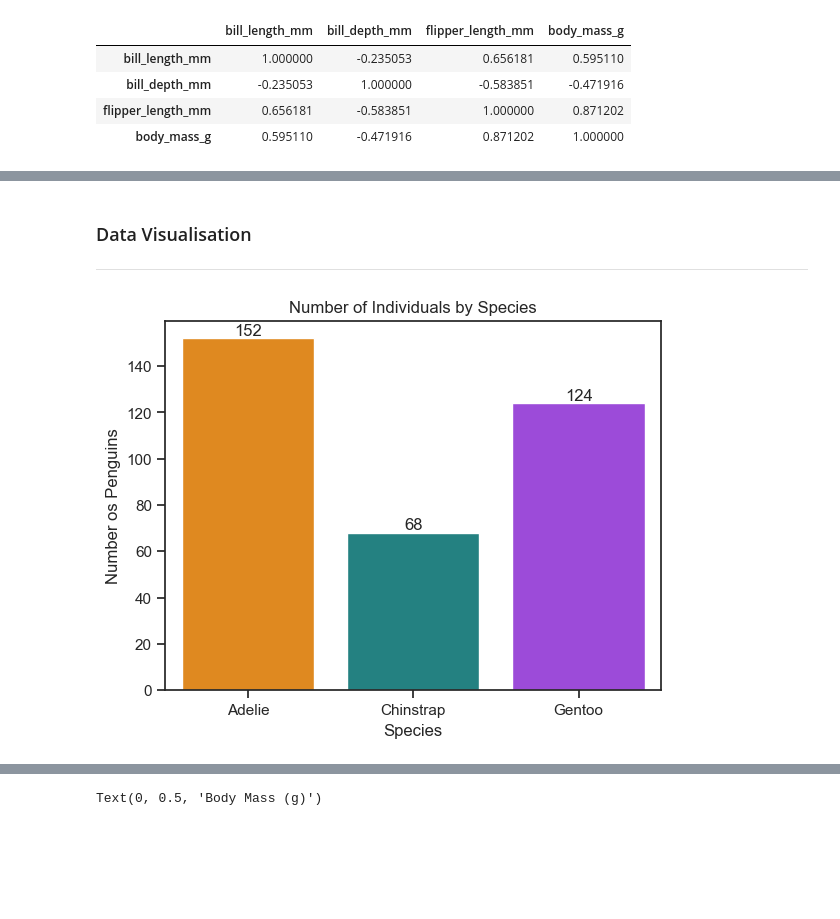
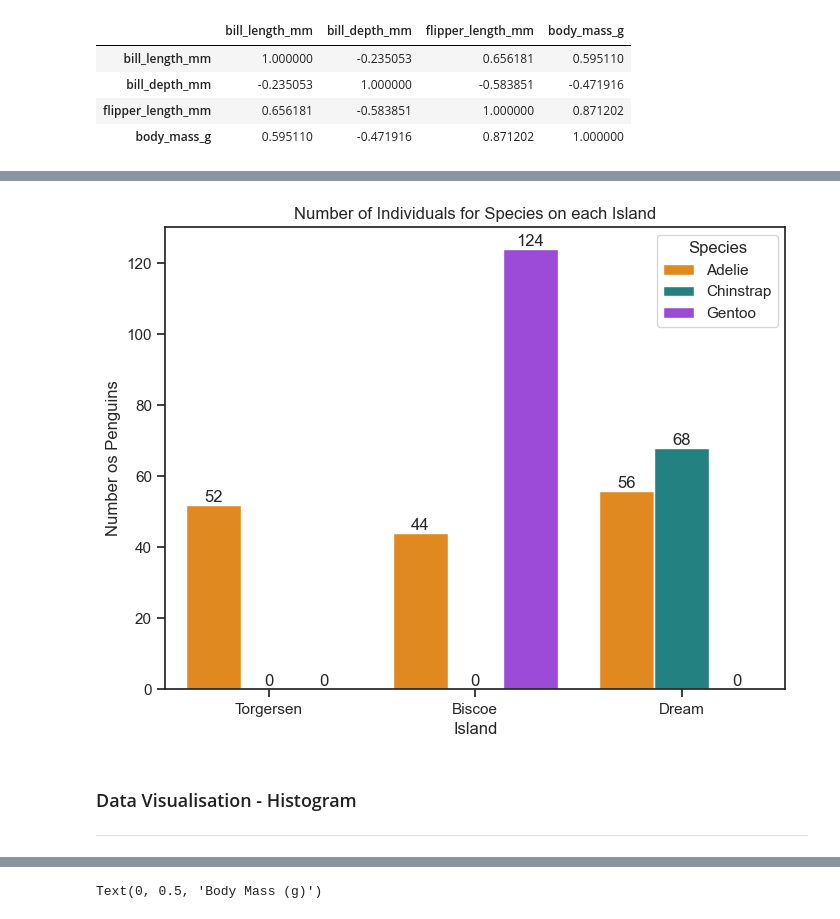
Before and after one commit to RodrigoDMU/MyWorkPDA-Project, a Jupyter notebook: penguins.ipynb, the cells around one changed output, grey strips where cells are left out. Cells and saved outputs as stored; diff of their text form; code cells hidden in the pictures; blank space fills up the shorter version.

```diff
--- a/penguins.ipynb
+++ b/penguins.ipynb
@@ -219,16 +193,20 @@ df.groupby('island').corr(method='pearson', numeric_only=True)
+# %%
+# Add figure size.
+plt.figure(figsize = (8,6))
+# Count the number of penguins for specie on each island.
+ax = sns.countplot(x='island', hue='species', data=df, palette=['#FF8C00','#159090','#A034F0'])
+# Add title.
+plt.title('Number of Individuals for Species on each Island')
+# Add legend tittle.
+plt.legend(title='Species')
+# Add labels (X and Y).
+plt.xlabel('Island')
+plt.ylabel('Number os Penguins')
+# Add total count on top of bar.
+for container in ax.containers:
+    ax.bar_label(container)
+# %% [output]
+[figure, added]
 # %% [markdown]
-### Data Visualisation
+### Data Visualisation - Histogram
 ***
-# %%
-# Count the number of penguins for each specie.
-ax = sns.countplot(x='species', data=df, palette=['#FF8C00','#159090','#A034F0'])
-# Add title.
-plt.title('Number of Individuals by Species')
-# Add labels (X and Y).
-plt.xlabel('Species')
-plt.ylabel('Number os Penguins')
-# Add total count on top of bar.
-for container in ax.containers:
-    ax.bar_label(container)
-# %% [output]
-[figure, removed]
```
Also changed, not shown: parts of 14 cells of this notebook.
